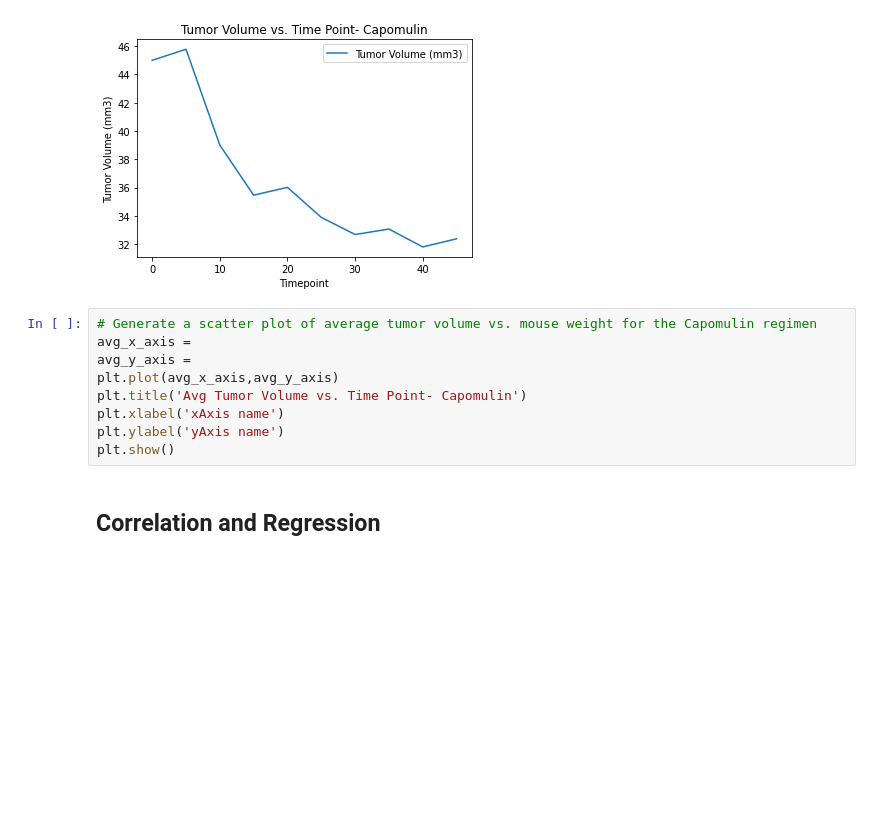
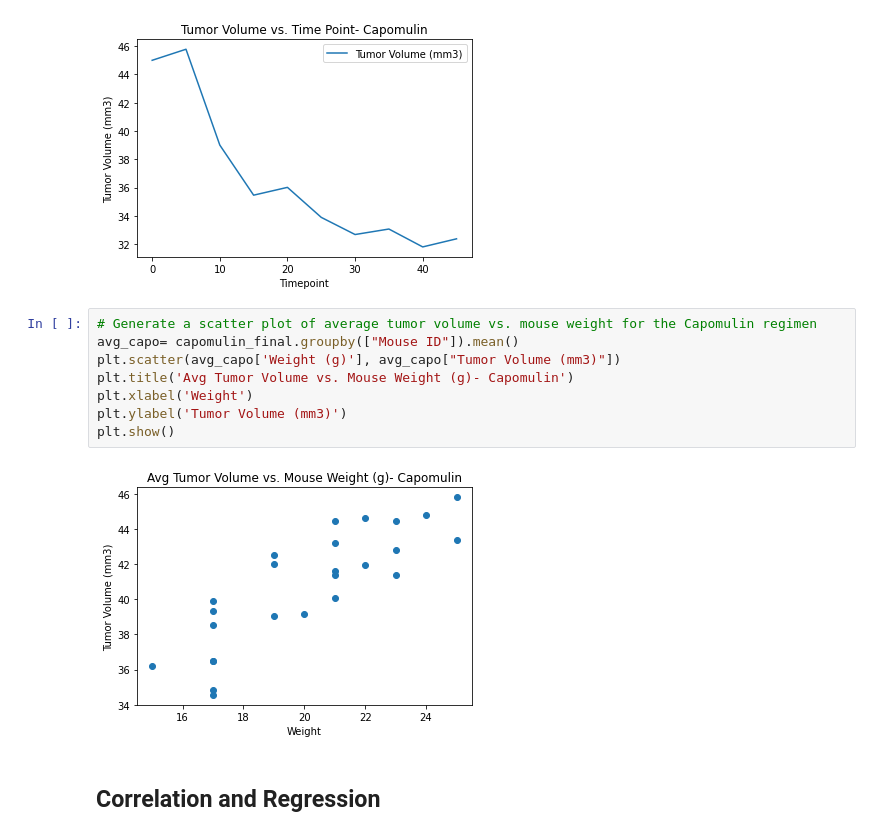
Before and after one commit to caseyjuergens/matplotlib-challenge, a Jupyter notebook: pymaceuticals_starter.ipynb, the cells around one changed output. Drawn from its saved outputs; the diff is of its cells as text; blank space fills up the shorter version.

Commit message:
created scatter plot

```diff
--- a/pymaceuticals_starter.ipynb
+++ b/pymaceuticals_starter.ipynb
@@ -318,13 +298,14 @@ plt.show()
 [figure]
 # %%
 # Generate a scatter plot of average tumor volume vs. mouse weight for the Capomulin regimen
-avg_x_axis =
-avg_y_axis =
-plt.plot(avg_x_axis,avg_y_axis)
-plt.title('Avg Tumor Volume vs. Time Point- Capomulin')
-plt.xlabel('xAxis name')
-plt.ylabel('yAxis name')
+avg_capo= capomulin_final.groupby(["Mouse ID"]).mean()
+plt.scatter(avg_capo['Weight (g)'], avg_capo["Tumor Volume (mm3)"])
+plt.title('Avg Tumor Volume vs. Mouse Weight (g)- Capomulin')
+plt.xlabel('Weight')
+plt.ylabel('Tumor Volume (mm3)')
 plt.show()
+# %% [output]
+[figure, added]
 # %% [markdown]
 ## Correlation and Regression
 # %%
```
Also changed, not shown: parts of 2 cells of this notebook.
